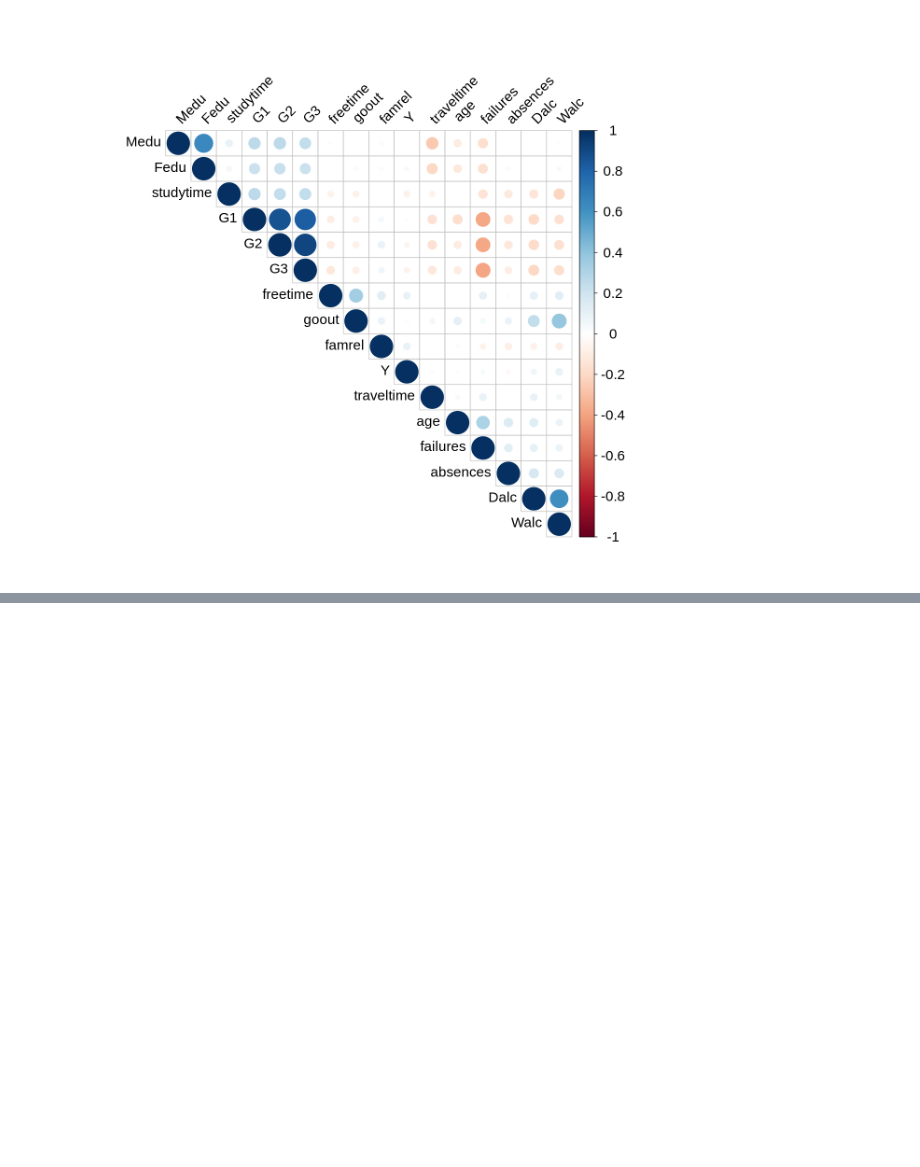
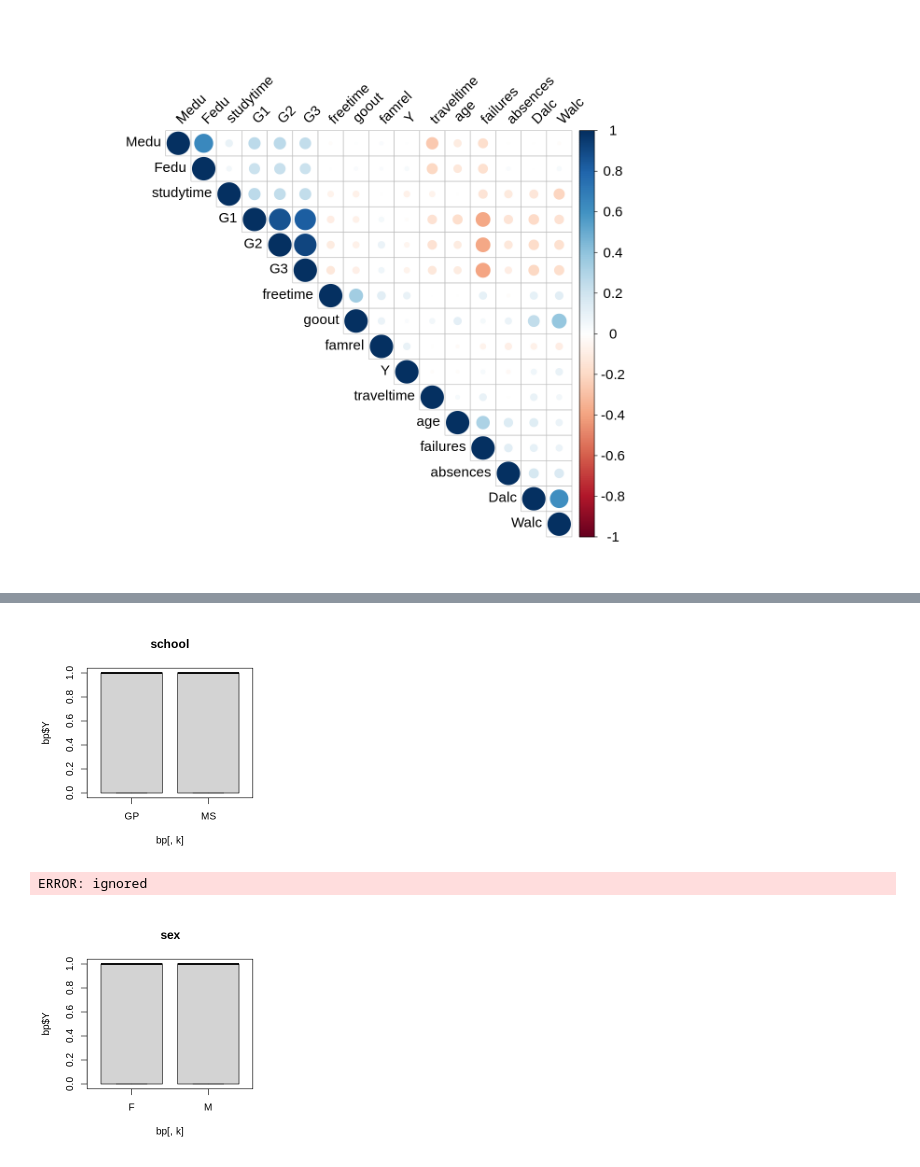
Before and after one commit to Jlokkerbol/masterclass, a Jupyter notebook: Data_understanding.ipynb, the cells around one changed output, grey strips where cells are left out. Cells and saved outputs as stored; diff of their text form; code cells hidden in the pictures; blank space fills up the shorter version.

```diff
--- a/Data_understanding.ipynb
+++ b/Data_understanding.ipynb
@@ -252,0 +263,4 @@ corrplot(res, type = "upper", order = "hclust",
+# %%
+bp <- df %>% keep(is.factor)
+bp <- cbind(bp, "Y" = df$Y)
+head(bp)
@@ -252,0 +277,9 @@ corrplot(res, type = "upper", order = "hclust",
+# %%
+options(repr.plot.width=4, repr.plot.height=4)
+par(mfrow = c(1, 1))
+for(k in 1:17){
+    boxplot(bp$Y ~ bp[, k], main = names(bp)[k])}
+# %% [output]
+[figure, added]
+ERROR: ignored
+[figure, added]
```
Also changed, not shown: parts of 4 cells of this notebook.
